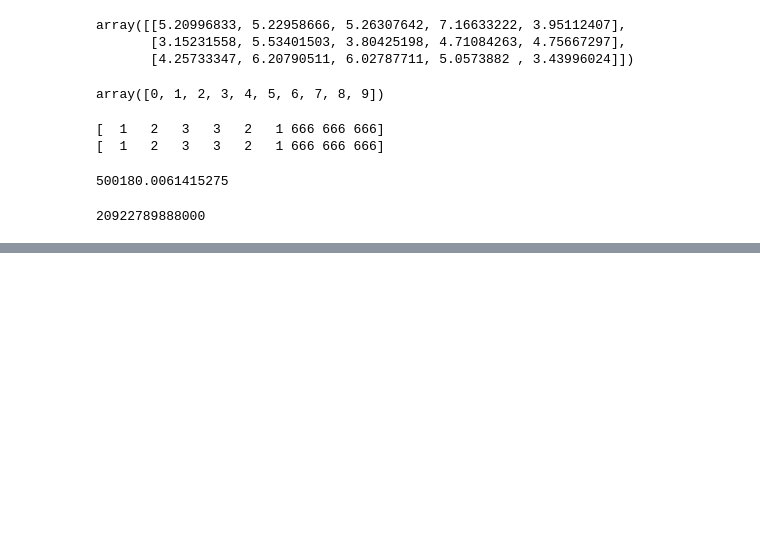
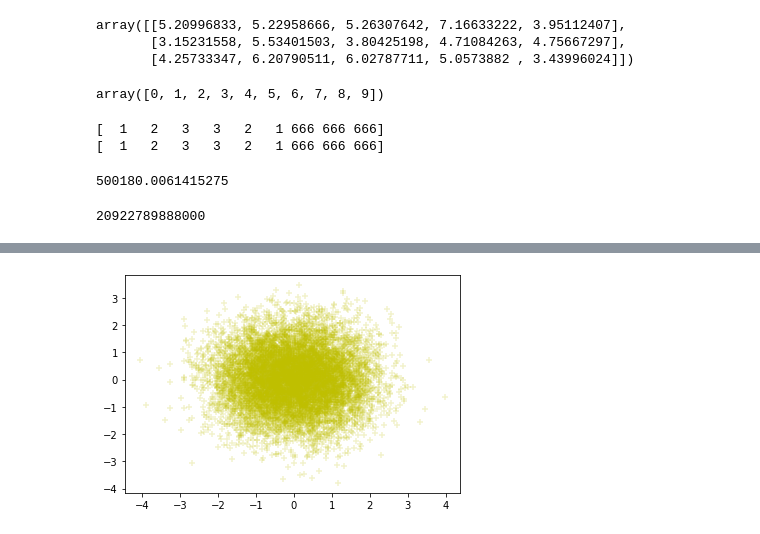
Before and after one commit to tenzu/python_demos, a Jupyter notebook: tmp.ipynb, the cells around one changed output, grey strips where cells are left out. Drawn from its saved outputs; the diff is of its cells as text; code cells hidden in the pictures; blank space fills up the shorter version.

```diff
--- a/tmp.ipynb
+++ b/tmp.ipynb
@@ -52,0 +69,7 @@ np.sum(X,axis=0)
+# %%
+x = np.random.normal(0, 1, 10000)
+y = np.random.normal(0, 1, 10000)
+plt.scatter(x, y, c='y', alpha=0.2, marker='+')    # 可指定颜色、透明度、散点图形等参数
+plt.show()
+# %% [output]
+[figure, added]
```
Also changed, not shown: parts of 2 cells of this notebook.
